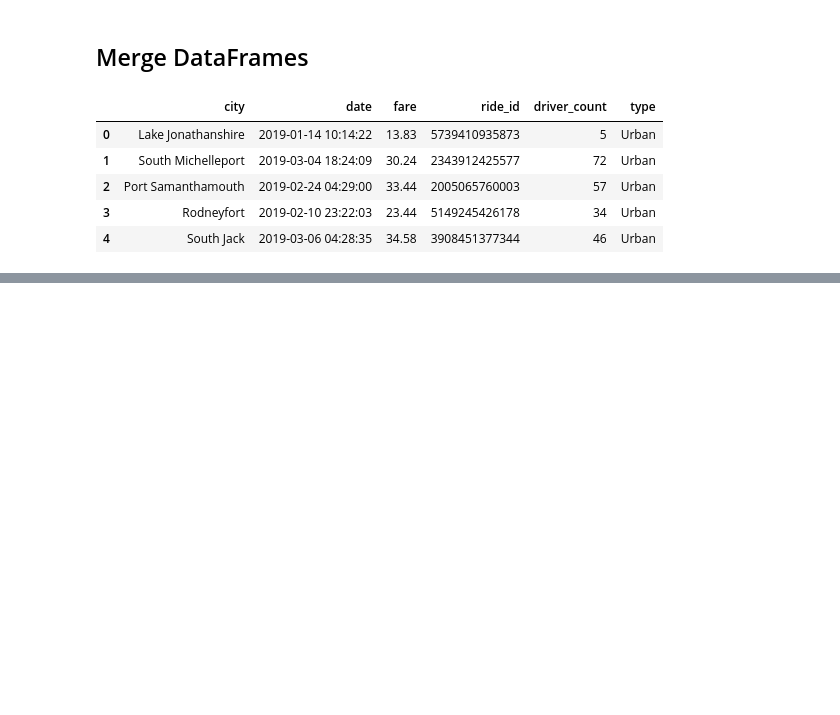
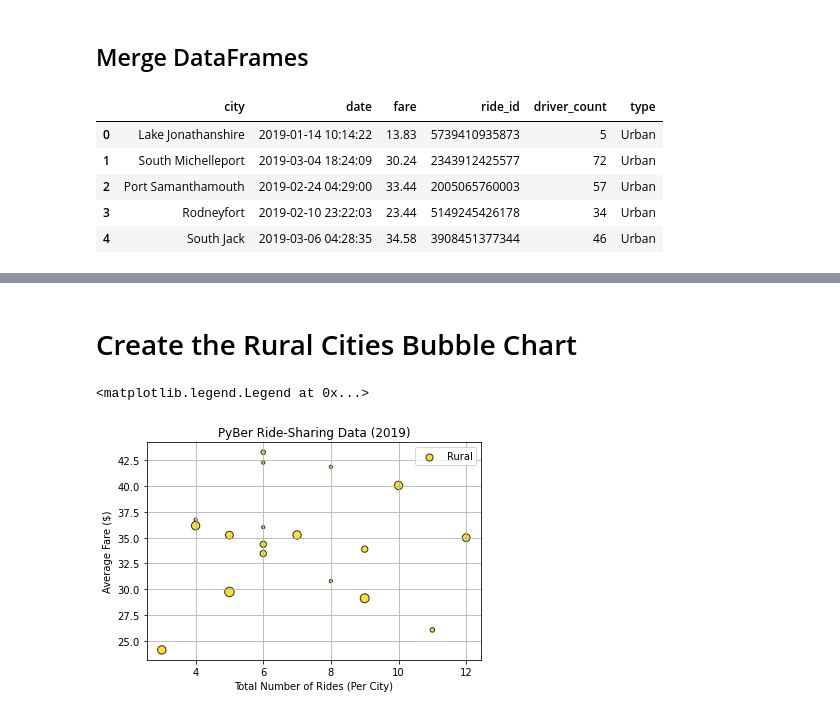
Before and after one commit to elangendorff/PyBer_Analysis, a Jupyter notebook: PyBer.ipynb, the cells around one changed output, grey strips where cells are left out. Drawn from its saved outputs; the diff is of its cells as text; code cells hidden in the pictures; blank space fills up the shorter version.

```diff
--- a/PyBer.ipynb
+++ b/PyBer.ipynb
@@ -130,0 +157,5 @@ df_PyBer_data.head()
+# %%
+# Create the Rural city DataFrame
+df_cities_rural = df_PyBer_data[df_PyBer_data['type'] == 'Rural']
+
+df_cities_rural.head()
@@ -130,0 +197,5 @@ df_PyBer_data.head()
+# %%
+# Get the number of rides for rural cities
+rides_rural = df_cities_rural.groupby('city')['ride_id'].count()
+
+rides_rural.head()
@@ -130,0 +238,5 @@ df_PyBer_data.head()
+# %%
+# Get average fare for each city in the rural cities
+mean_fare_rural = df_cities_rural.groupby('city')['fare'].mean()
+
+mean_fare_rural.head()
@@ -130,0 +314,5 @@ df_PyBer_data.head()
+# %%
+# Get the average number of drivers for each rural city
+drivers_rural = df_cities_rural.groupby('city')['driver_count'].mean()
+
+drivers_rural.head()
@@ -130,0 +377,24 @@ df_PyBer_data.head()
+# %% [markdown]
+# Create the Rural Cities Bubble Chart
+# %%
+# Build the scatter plots for rural cities
+fig, ax = plt.subplots()
+
+ax.set_title('PyBer Ride-Sharing Data (2019)')
+ax.set_xlabel('Total Number of Rides (Per City)')
+ax.set_ylabel('Average Fare ($)')
+ax.scatter(
+    rides_rural,        # x-values
+    mean_fare_rural,    # y-values
+    label='Rural',
+    s=10*drivers_rural, # More drivers = bigger dots
+    color='gold',
+    linewidths=1,
+    edgecolors='k',     # black
+    alpha=.8
+)
+ax.grid()               # Add grid
+ax.legend()             # Add legend
+# %% [output]
+<matplotlib.legend.Legend at 0x...>
+[figure, added]
```
Also changed, not shown: parts of 25 cells of this notebook, 3 other files.
